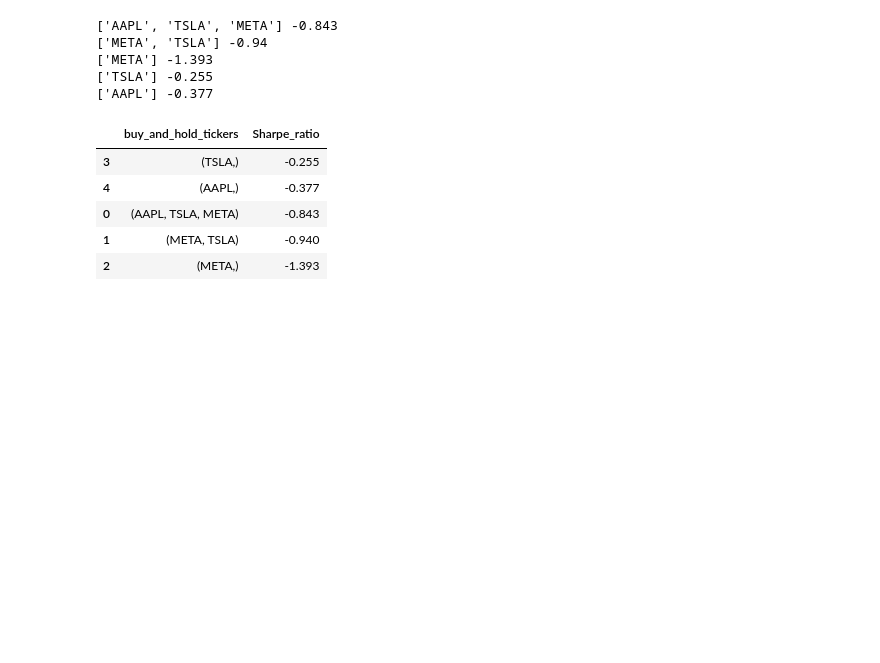
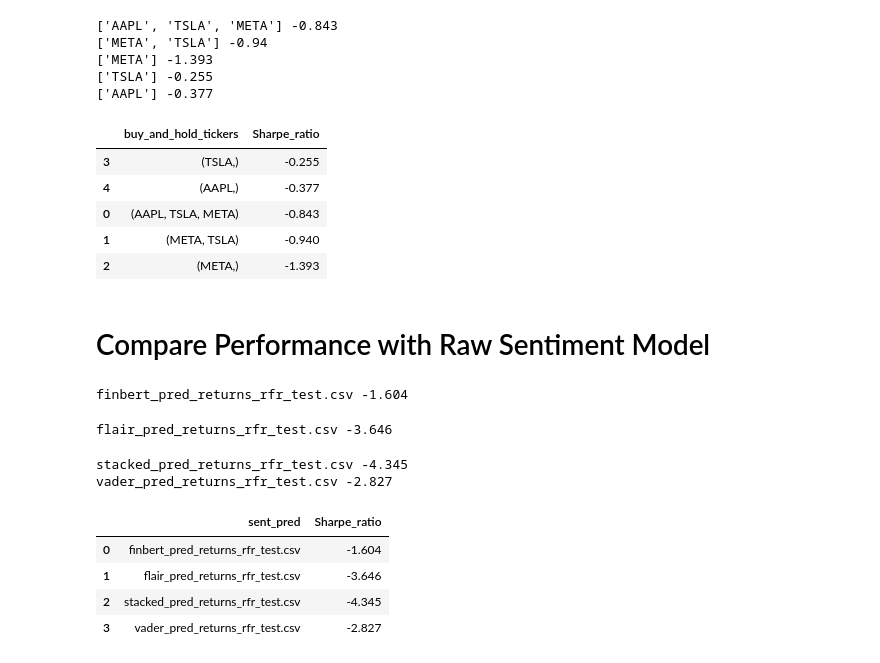
Before and after one commit to eltontay/Stock-Returns-Prediction-ML-Textual-Analysis, a Jupyter notebook: Data-Models/Linear_Regression_sent.ipynb, the cells around one changed output. Saved outputs shown, nothing was run; the diff lists cells and outputs as text; code cells hidden in the pictures; blank space fills up the shorter version.

Commit message:
Made portfolio based on pure sentiment predictions, calculated Sharpe ratio

```diff
--- a/Data-Models/Linear_Regression_sent.ipynb
+++ b/Data-Models/Linear_Regression_sent.ipynb
@@ -613,3 +613,43 @@ baseline_df
 | 0 | (AAPL, TSLA, META) | -0.843 |
 | 1 | (META, TSLA) | -0.940 |
 | 2 | (META,) | -1.393 |
+# %% [markdown]
+# Compare Performance with Raw Sentiment Model
+# %%
+sent_baseline = []
+sent_sets_to_predict = ['finbert_pred_returns_rfr_test.csv', 'flair_pred_returns_rfr_test.csv', 'stacked_pred_returns_rfr_test.csv', 'vader_pred_returns_rfr_test.csv']
+
+for sent_pred in sent_sets_to_predict:
+    retsSpreads = []
+    weights = pd.read_csv('../Data/3_Predictions/Unstructured_Data/rf_regressor/returns/'+sent_pred, index_col=0)
+    start = weights.index.min()
+    end = weights.index.max()
+
+    Xyhist = makeDailyReturnsDf(['AAPL', 'META', 'TSLA'])
+    Xyhist = Xyhist[start:end]
+
+    retsSpreads.append((weights.shift(1) *
+                        Xyhist.reindex(weights.index).dropna()).sum(1))
+
+    retsSpreads = pd.DataFrame(retsSpreads).T.reindex(weights.index).dropna().reset_index()
+
+    sharpe = round(qs.stats.sharpe(retsSpreads.mean(1), rf=0.02),3)
+
+    sent_baseline.append((sent_pred,sharpe))
+    print(sent_pred, sharpe)
+    # return sharpe
+# %% [output]
+finbert_pred_returns_rfr_test.csv -1.604
+flair_pred_returns_rfr_test.csv -3.646
+stacked_pred_returns_rfr_test.csv -4.345
+vader_pred_returns_rfr_test.csv -2.827
+# %%
+sent_baseline_df = pd.DataFrame(sent_baseline, columns=['sent_pred','Sharpe_ratio'])
+# %%
+sent_baseline_df
+# %% [output]
+|  | sent_pred | Sharpe_ratio |
+| 0 | finbert_pred_returns_rfr_test.csv | -1.604 |
+| 1 | flair_pred_returns_rfr_test.csv | -3.646 |
+| 2 | stacked_pred_returns_rfr_test.csv | -4.345 |
+| 3 | vader_pred_returns_rfr_test.csv | -2.827 |
```
